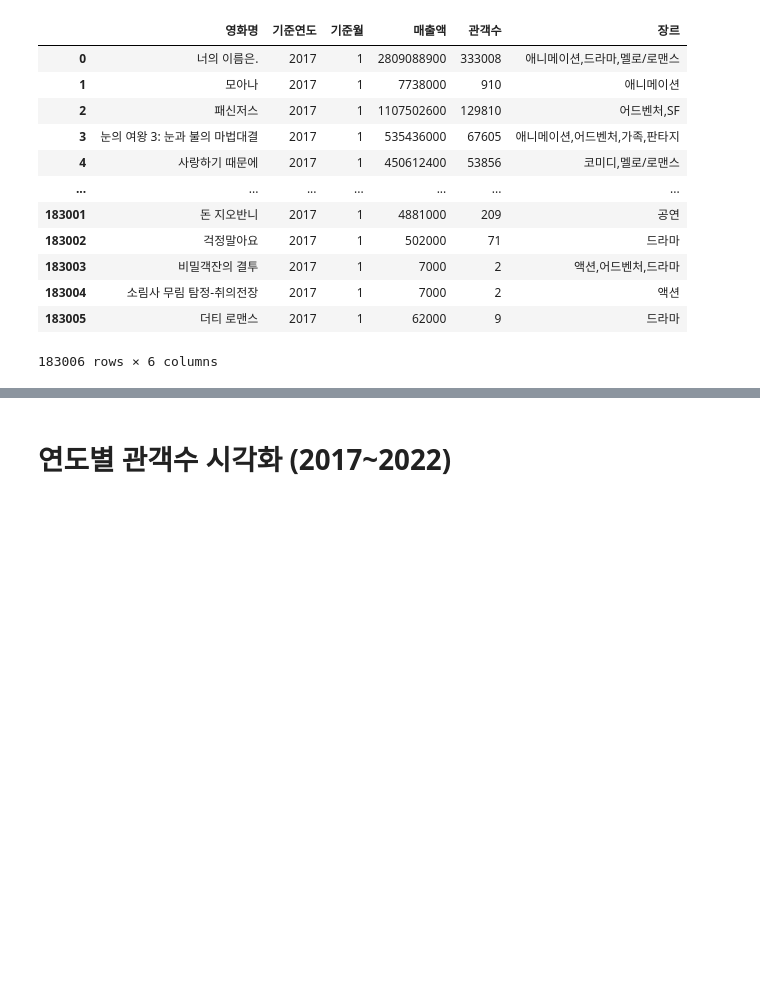
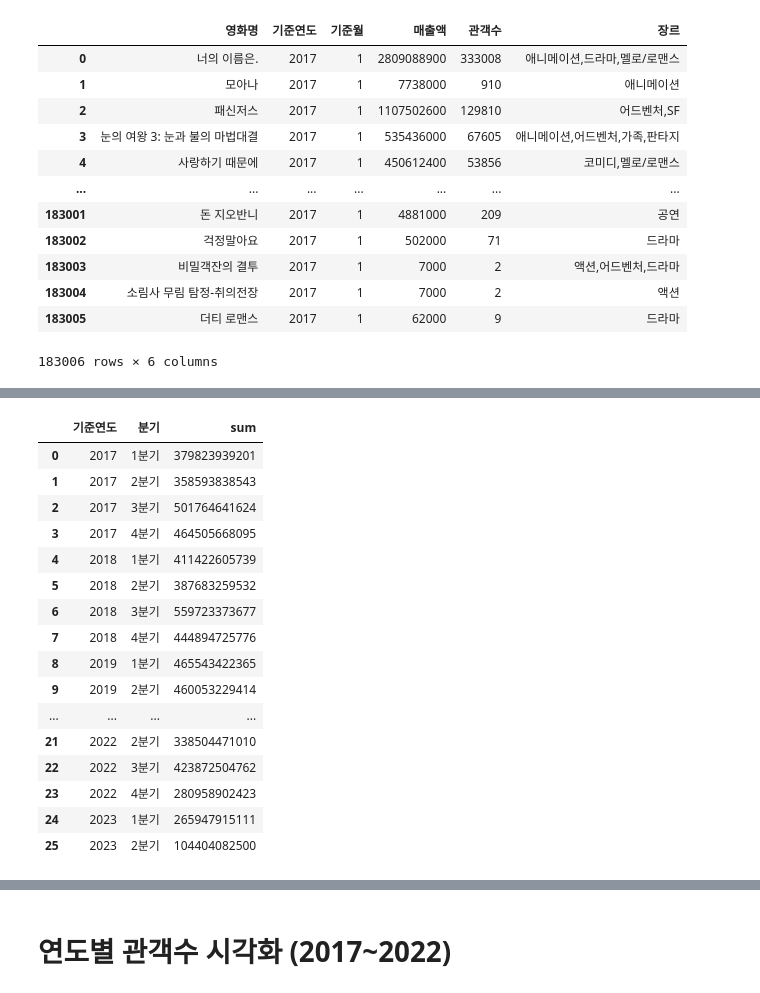
Before and after one commit to hyewon961117/hwstudy, a Jupyter notebook: City_Rock/[분석&시각화]_기간별_일별_분석.ipynb, the cells around one changed output, grey strips where cells are left out. Saved outputs shown, nothing was run; the diff lists cells and outputs as text; code cells hidden in the pictures; blank space fills up the shorter version.

```diff
--- a/City_Rock/[분석&시각화]_기간별_일별_분석.ipynb
+++ b/City_Rock/[분석&시각화]_기간별_일별_분석.ipynb
@@ -340,2 +335,24 @@ See the caveats in the documentation: https://pandas.pydata.org/pandas-docs/stab
 |  | 영화명 | 기준연도 | 기준월 | 매출액 | 관객수 | 장르 | 분기 |
 | 0 | 너의 이름은. | 2017 | 1 | 2809088900 | 333008 | 애니메이션,드라마,멜로/로맨스 | 1분기 |
+# %%
+sales_quarter_year = sales_quarter.groupby(['기준연도', '분기'])['매출액'].agg(['sum'])
+sales_quarter_year.reset_index(inplace=True)
+sales_quarter_year
+# %% [output]
+|  | 기준연도 | 분기 | sum |
+| 0 | 2017 | 1분기 | 379823939201 |
+| 1 | 2017 | 2분기 | 358593838543 |
+| 2 | 2017 | 3분기 | 501764641624 |
+| 3 | 2017 | 4분기 | 464505668095 |
+| 4 | 2018 | 1분기 | 411422605739 |
+| 5 | 2018 | 2분기 | 387683259532 |
+| 6 | 2018 | 3분기 | 559723373677 |
+| 7 | 2018 | 4분기 | 444894725776 |
+| 8 | 2019 | 1분기 | 465543422365 |
+| 9 | 2019 | 2분기 | 460053229414 |
+| ... | ... | ... | ... |
+| 21 | 2022 | 2분기 | 338504471010 |
+| 22 | 2022 | 3분기 | 423872504762 |
+| 23 | 2022 | 4분기 | 280958902423 |
+| 24 | 2023 | 1분기 | 265947915111 |
+| 25 | 2023 | 2분기 | 104404082500 |
```
Also changed, not shown: parts of 16 cells of this notebook.
